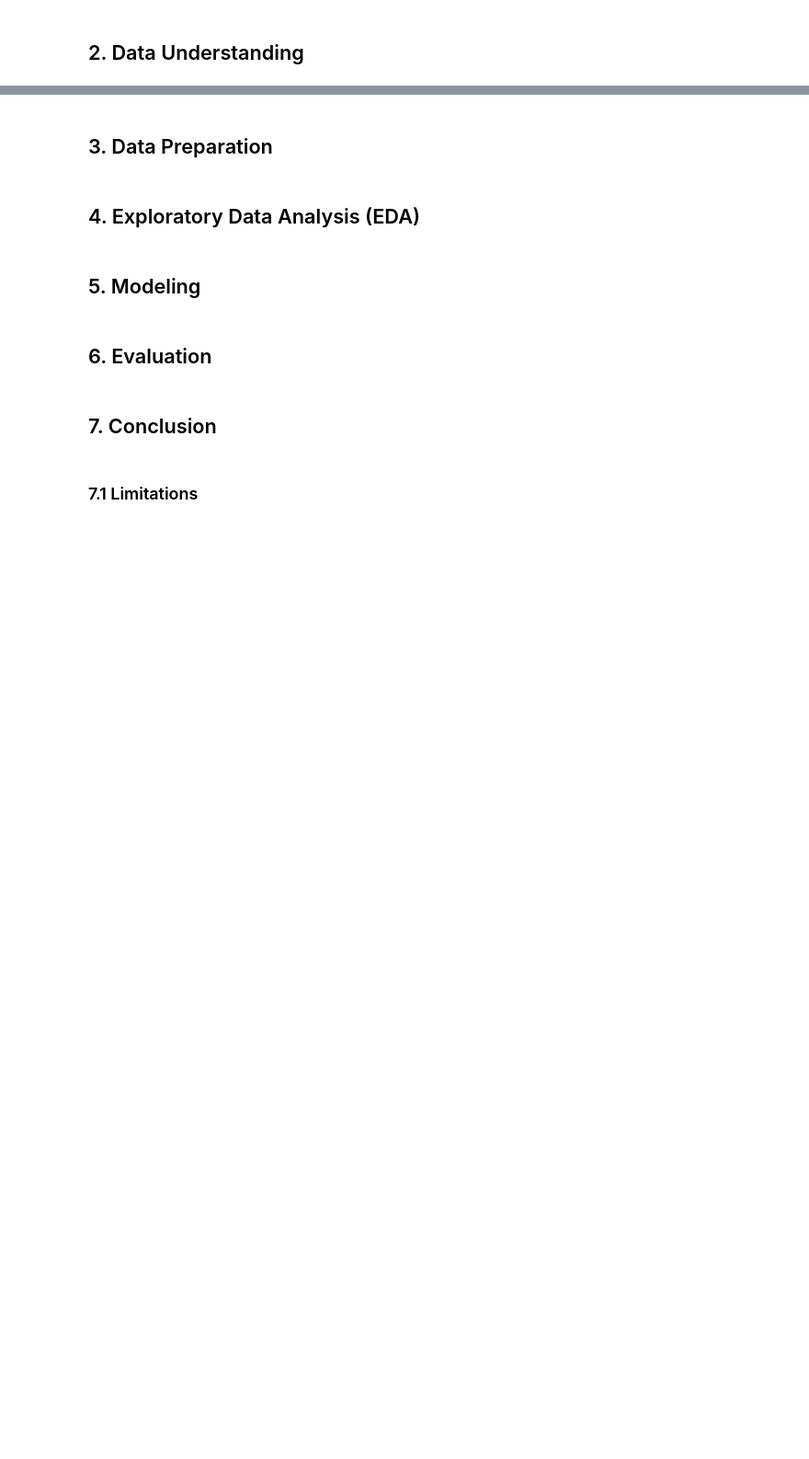
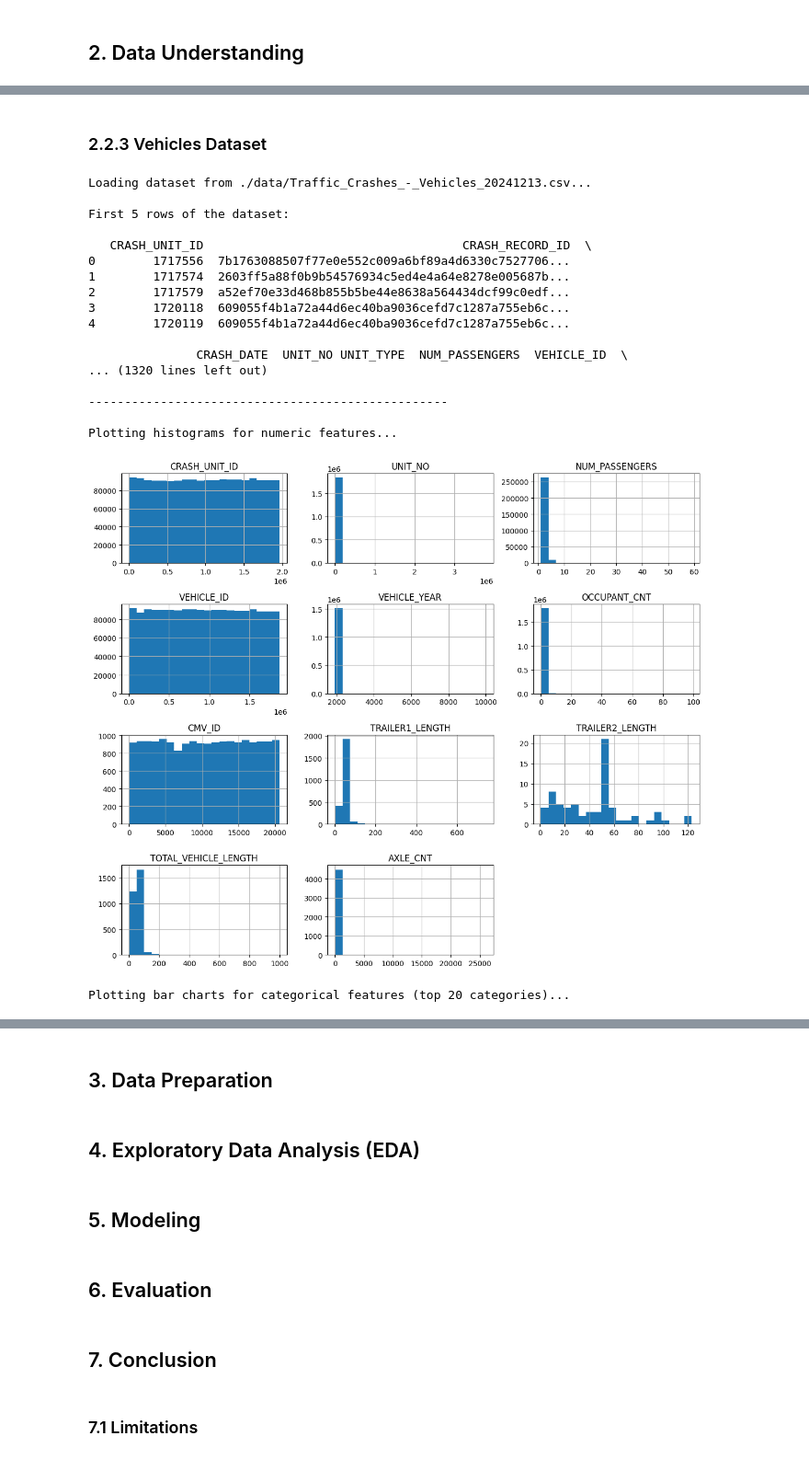
Before and after one commit to ckucewicz/traffic_crash_prediction, a Jupyter notebook: notebook.ipynb, the cells around one changed output, grey strips where cells are left out. Shown at 92% size. Cells and saved outputs as stored; diff of their text form; code cells hidden in the pictures; blank space fills up the shorter version.

```diff
--- a/notebook.ipynb
+++ b/notebook.ipynb
@@ -39,0 +321,25 @@
+# %% [markdown]
+### 2.2.3 Vehicles Dataset
+# %%
+# Data understanding for Vehicles dataset
+vehicles_df = dataset_understanding('./data/Traffic_Crashes_-_Vehicles_20241213.csv', date_col = 'CRASH_DATE')
+# %% [output]
+Loading dataset from ./data/Traffic_Crashes_-_Vehicles_20241213.csv...
+
+First 5 rows of the dataset:
+
+   CRASH_UNIT_ID                                    CRASH_RECORD_ID  \
+0        1717556  7b1763088507f77e0e552c009a6bf89a4d6330c7527706...
+1        1717574  2603ff5a88f0b9b54576934c5ed4e4a64e8278e005687b...
+2        1717579  a52ef70e33d468b855b5be44e8638a564434dcf99c0edf...
+3        1720118  609055f4b1a72a44d6ec40ba9036cefd7c1287a755eb6c...
+4        1720119  609055f4b1a72a44d6ec40ba9036cefd7c1287a755eb6c...
+
+               CRASH_DATE  UNIT_NO UNIT_TYPE  NUM_PASSENGERS  VEHICLE_ID  \
+... (1320 lines left out)
+
+--------------------------------------------------
+
+Plotting histograms for numeric features...
+[figure, added]
+Plotting bar charts for categorical features (top 20 categories)...
```
Also changed, not shown: parts of 23 cells of this notebook, 3 other files.
